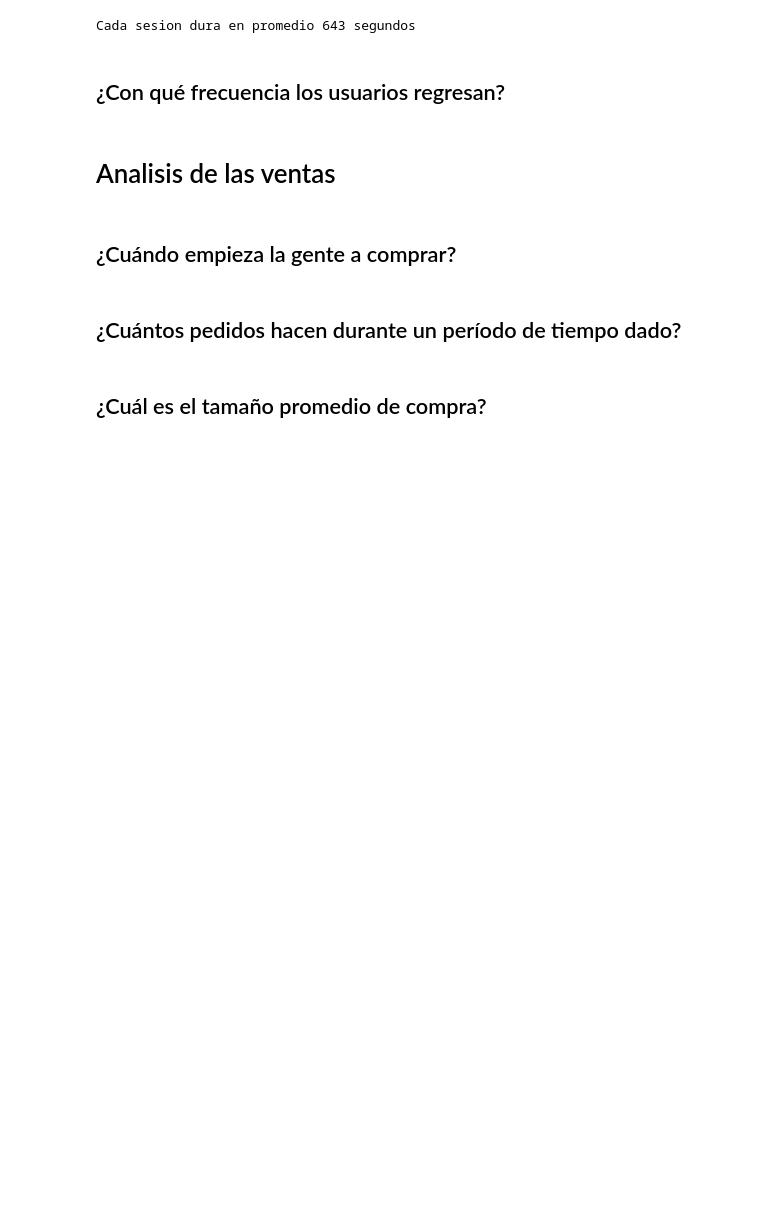
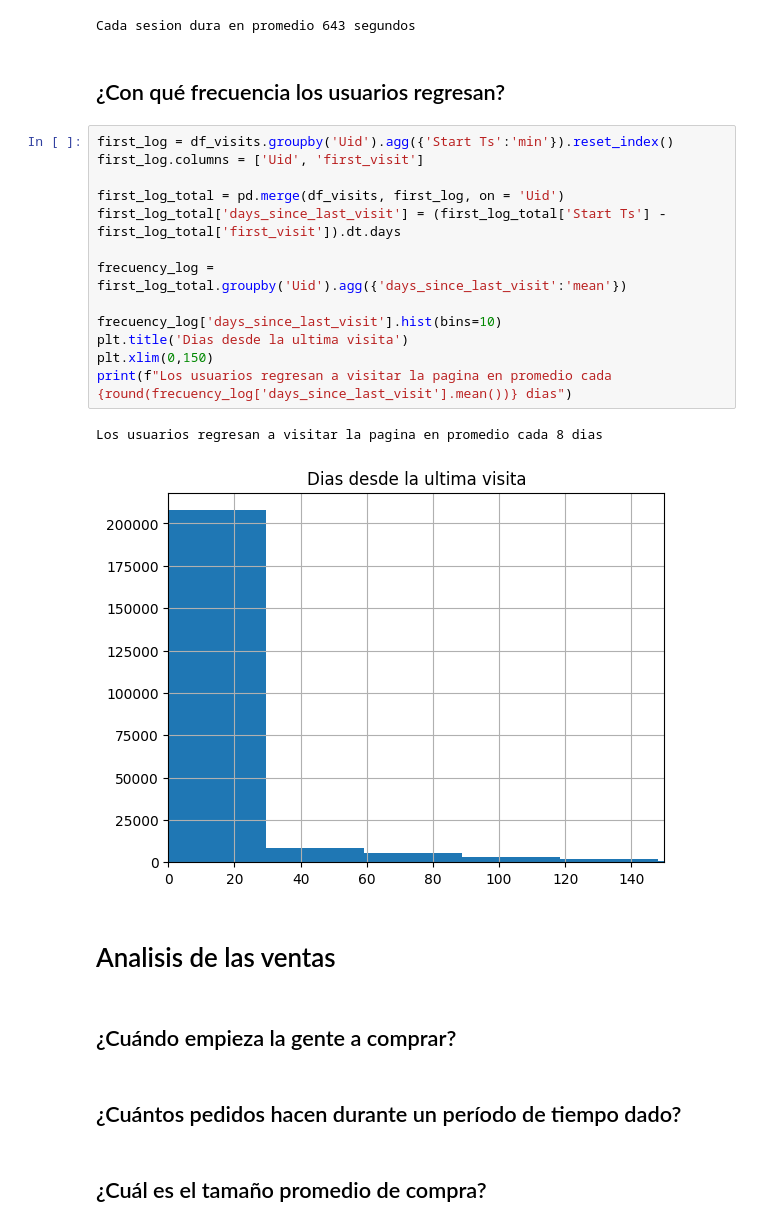
Before and after one commit to CamiloDuqueZ/Customer_behavior, a Jupyter notebook: RevenueImpact.ipynb, the cells around one changed output. Cells and saved outputs as stored; diff of their text form; blank space fills up the shorter version.

Commit message:
Update RevenueImpact.ipynb
seccion visitas

```diff
--- a/RevenueImpact.ipynb
+++ b/RevenueImpact.ipynb
@@ -117,6 +133,22 @@ print(f"Cada sesion dura en promedio {round(df_visits['duration'].mean())} segun
 Cada sesion dura en promedio 643 segundos
 # %% [markdown]
 ## ¿Con qué frecuencia los usuarios regresan?
+# %%
+first_log = df_visits.groupby('Uid').agg({'Start Ts':'min'}).reset_index()
+first_log.columns = ['Uid', 'first_visit']
+
+first_log_total = pd.merge(df_visits, first_log, on = 'Uid')
+first_log_total['days_since_last_visit'] = (first_log_total['Start Ts'] - first_log_total['first_visit']).dt.days
+
+frecuency_log = first_log_total.groupby('Uid').agg({'days_since_last_visit':'mean'})
+
+frecuency_log['days_since_last_visit'].hist(bins=10)
+plt.title('Dias desde la ultima visita')
+plt.xlim(0,150)
+print(f"Los usuarios regresan a visitar la pagina en promedio cada {round(frecuency_log['days_since_last_visit'].mean())} dias")
+# %% [output]
+Los usuarios regresan a visitar la pagina en promedio cada 8 dias
+[figure, added]
 # %% [markdown]
 # Analisis de las ventas
 # %% [markdown]
```
Also changed, not shown: parts of 5 cells of this notebook.
